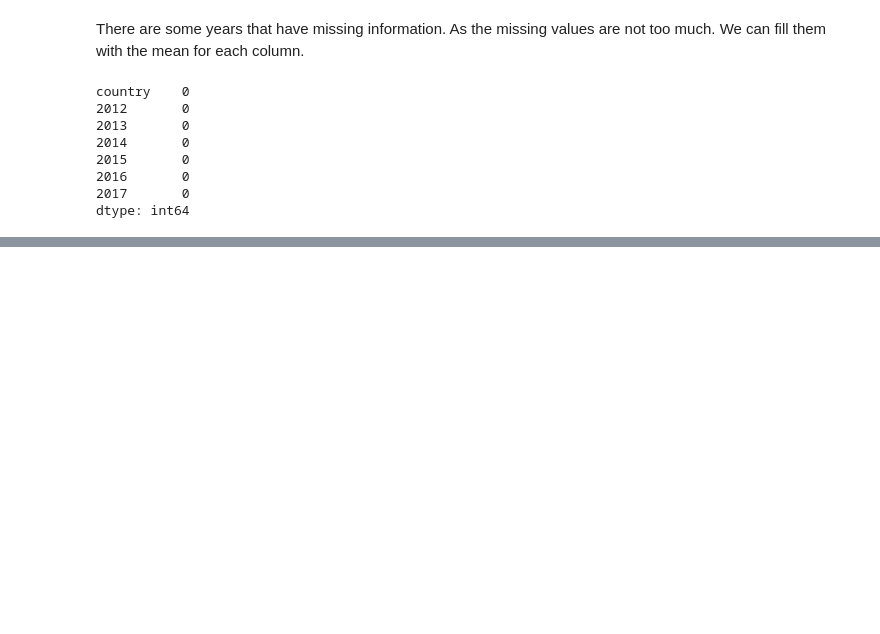
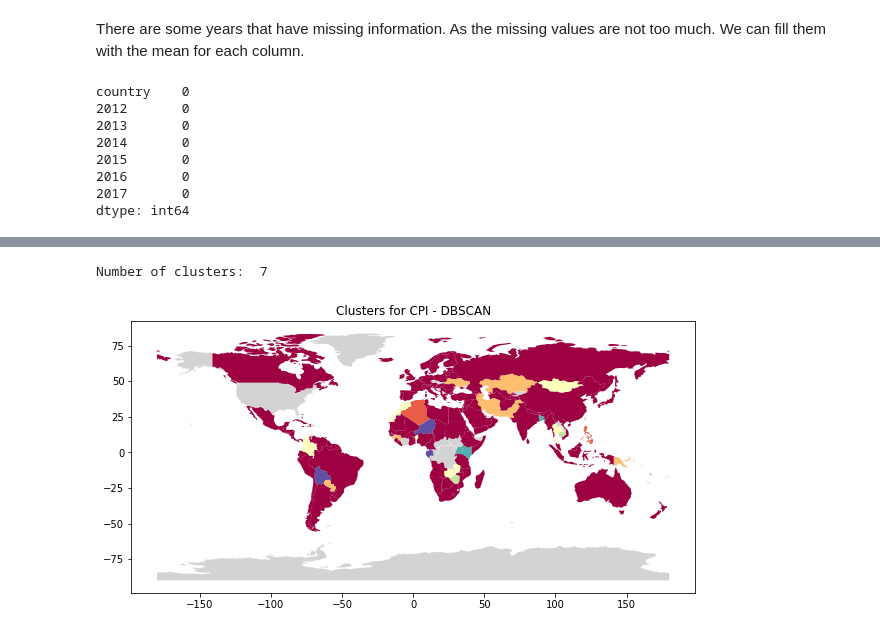
Before and after one commit to rootstrap/ml-training, a Jupyter notebook: clustering_example.ipynb, the cells around one changed output, grey strips where cells are left out. Cells and saved outputs as stored; diff of their text form; code cells hidden in the pictures; blank space fills up the shorter version.

```diff
--- a/clustering_example.ipynb
+++ b/clustering_example.ipynb
@@ -190,0 +177,11 @@ cluster.fit_predict(X)
+# %%
+from sklearn.cluster import DBSCAN
+import numpy as np
+y = DBSCAN(eps=3, min_samples=3).fit(X)
+print('Number of clusters: ', len(np.unique(y.labels_)))
+df['cluster'] = y.labels_
+plot_clusters(df, 'Clusters for CPI - DBSCAN', 'cluster')
+df.drop(axis=1, columns='cluster', inplace=True)
+# %% [output]
+Number of clusters:  7
+[figure, added]
```
Also changed, not shown: parts of 16 cells of this notebook, 6 other files.
